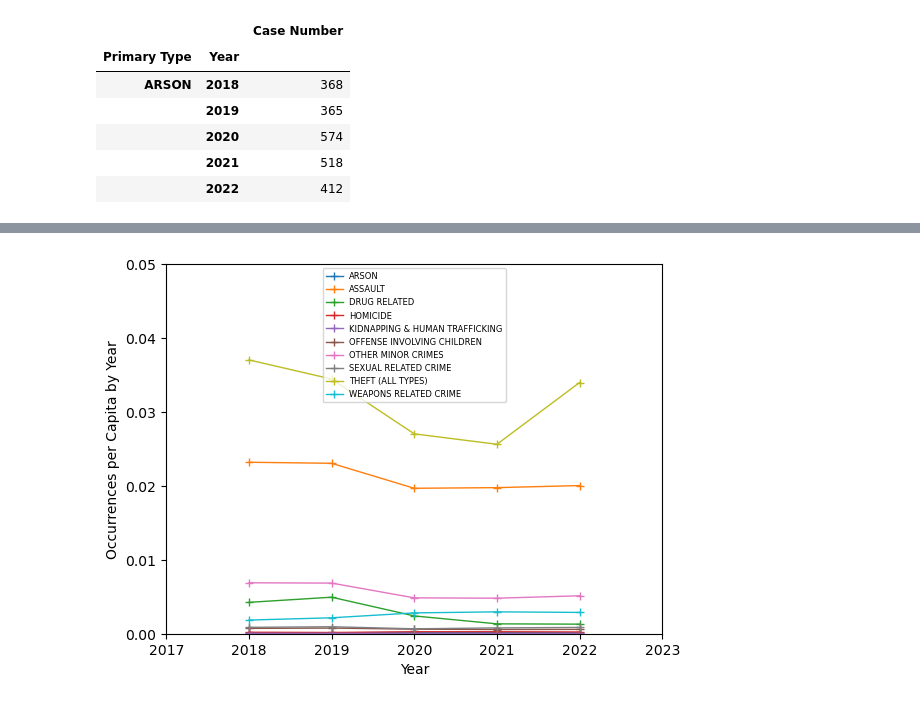
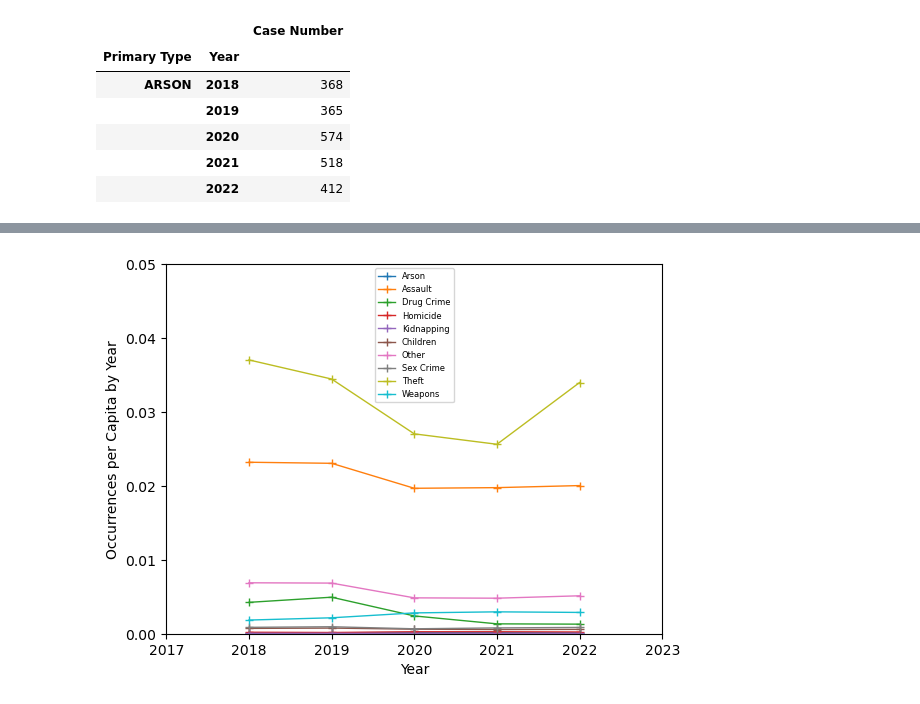
Before and after one commit to jmpealy/project1, a Jupyter notebook: heinous_crimes.ipynb, the cells around one changed output, grey strips where cells are left out. Cells and saved outputs as stored; diff of their text form; code cells hidden in the pictures.

```diff
--- a/heinous_crimes.ipynb
+++ b/heinous_crimes.ipynb
@@ -481,24 +488,24 @@ weapon_percap_years = years_types_df["WEAPONS RELATED CRIME"]/population
 # %%
 #time series for per-capita data by type (raw data)
 years = crime_cleaned_df["Year"].unique()
-plt.plot(years,arson_percap_years,marker="+",linewidth=1,label="ARSON")
-plt.plot(years,assault_percap_years,marker="+",linewidth=1,label="ASSAULT")
-plt.plot(years,drug_percap_years,marker="+",linewidth=1,label="DRUG RELATED")
-plt.plot(years,homicide_percap_years,marker="+",linewidth=1,label="HOMICIDE")
-plt.plot(years,kidnap_percap_years,marker="+",linewidth=1,label="KIDNAPPING & HUMAN TRAFFICKING")
-plt.plot(years,children_percap_years,marker="+",linewidth=1,label="OFFENSE INVOLVING CHILDREN")
-plt.plot(years,other_minor_percap_years,marker="+",linewidth=1,label="OTHER MINOR CRIMES")
-plt.plot(years,sex_crime_percap_years,marker="+",linewidth=1,label="SEXUAL RELATED CRIME")
-plt.plot(years,theft_percap_years,marker="+",linewidth=1,label="THEFT (ALL TYPES)")
-plt.plot(years,weapon_percap_years,marker="+",linewidth=1,label="WEAPONS RELATED CRIME")
+plt.plot(years,arson_percap_years,marker="+",linewidth=1,label="Arson")
+plt.plot(years,assault_percap_years,marker="+",linewidth=1,label="Assault")
+plt.plot(years,drug_percap_years,marker="+",linewidth=1,label="Drug Crime")
+plt.plot(years,homicide_percap_years,marker="+",linewidth=1,label="Homicide")
+plt.plot(years,kidnap_percap_years,marker="+",linewidth=1,label="Kidnapping")
+plt.plot(years,children_percap_years,marker="+",linewidth=1,label="Children")
+plt.plot(years,other_minor_percap_years,marker="+",linewidth=1,label="Other")
+plt.plot(years,sex_crime_percap_years,marker="+",linewidth=1,label="Sex Crime")
+plt.plot(years,theft_percap_years,marker="+",linewidth=1,label="Theft")
+plt.plot(years,weapon_percap_years,marker="+",linewidth=1,label="Weapons")
 plt.xlim(2017,2023)
 plt.ylim(0,0.05)
 plt.xlabel("Year")
 plt.ylabel("Occurrences per Capita by Year")
 plt.legend(fontsize = 6,loc='upper center')
 plt.savefig("Images/per_capita_all_types.png")
 plt.show()
 # %% [output]
-[figure, old version]
+[figure, new version]
 # %%
 #find 'per capita' counts by primary type by year (per 100k people)
```
Also changed, not shown: parts of 21 cells of this notebook, 17 other files.
